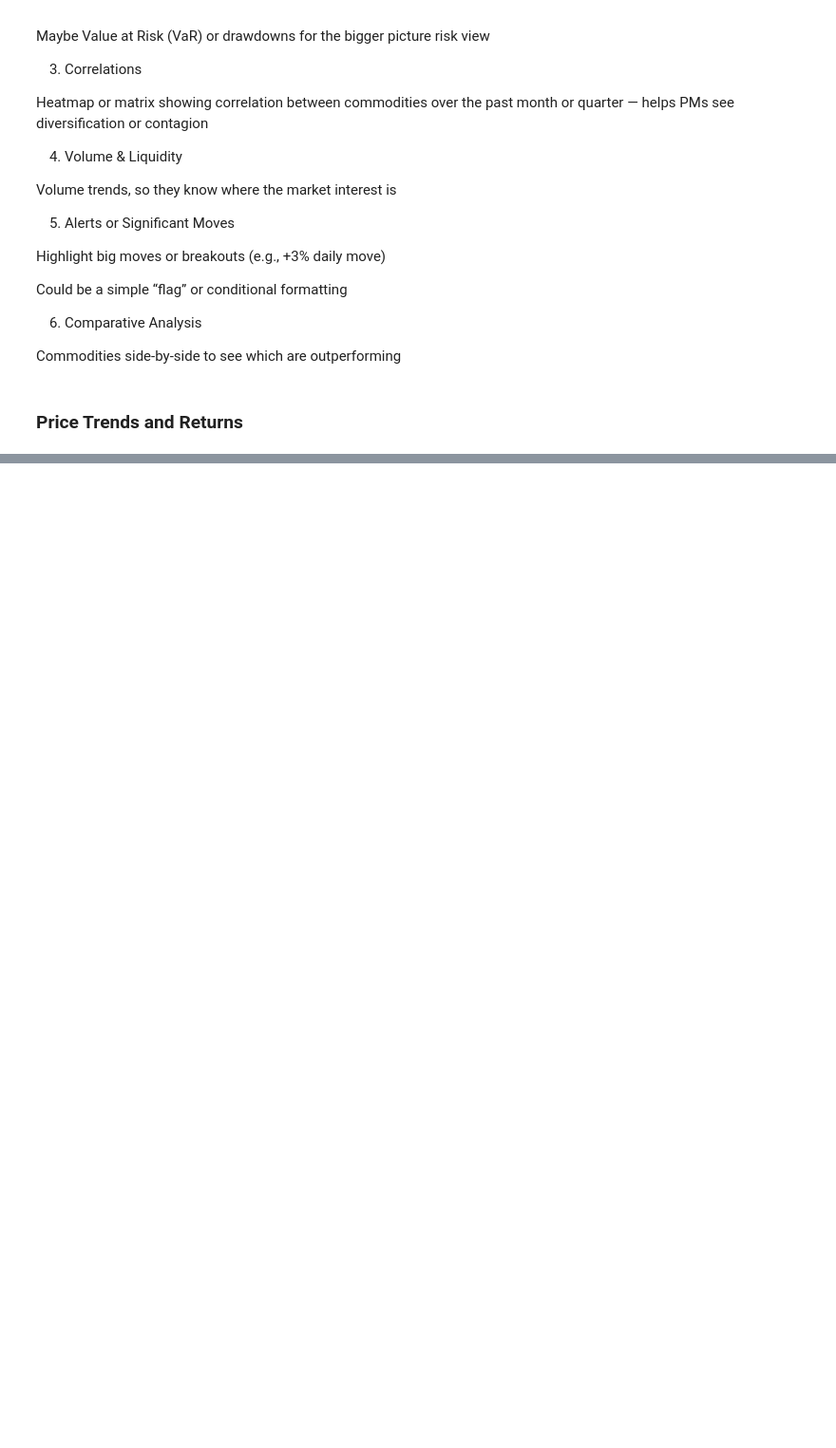
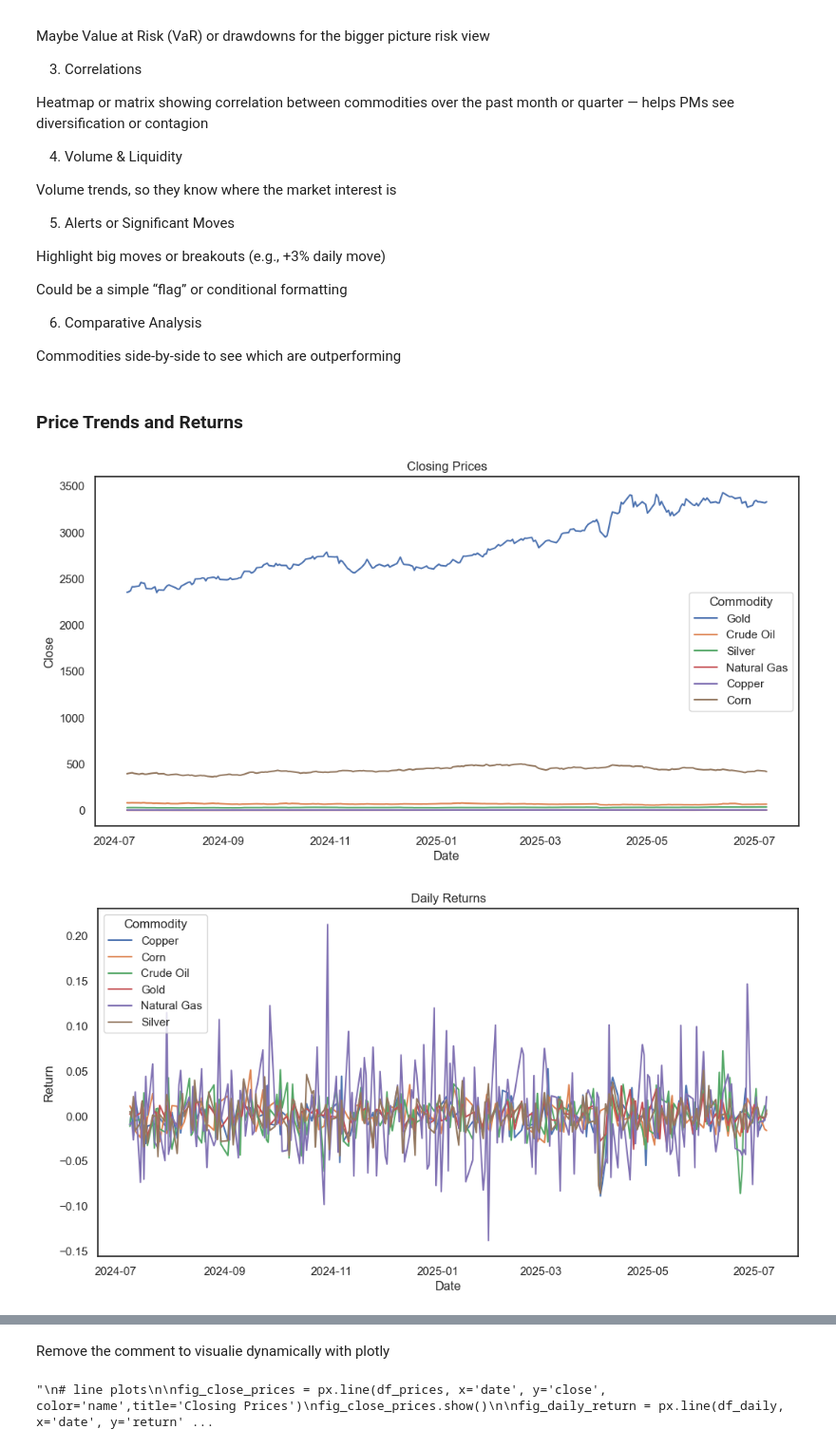
Before and after one commit to dgalassi99/commodity_lab, a Jupyter notebook: projects/commodity_dashboard/commodity_dashboard.ipynb, the cells around one changed output, grey strips where cells are left out. Shown at 95% size. Drawn from its saved outputs; the diff is of its cells as text; code cells hidden in the pictures; blank space fills up the shorter version.

Commit message:
Section 2 of analyzing commodity_dashboard.ipynb

```diff
--- a/projects/commodity_dashboard/commodity_dashboard.ipynb
+++ b/projects/commodity_dashboard/commodity_dashboard.ipynb
@@ -78,6 +99,9 @@ Commodities side-by-side to see which are outperforming
 # %% [markdown]
 ### Price Trends and Returns
 # %%
+df['date'] = pd.to_datetime(df['date'])
+#exclude wheat
+df = df[df.name != 'Wheat']
 df_prices = df[['date','name','close']]
 df_prices['date'] = pd.to_datetime(df.date)
 # %%
@@ -87,3 +111,43 @@ df_wide = df.pivot(index='date', columns='name', values='close')
 df_daily = df_wide.pct_change(1).reset_index().melt(id_vars='date', var_name='name', value_name='return').dropna()
 df_weekly = df_wide.pct_change(5).reset_index().melt(id_vars='date', var_name='name', value_name='return').dropna()
 df_monthly = df_wide.pct_change(21).reset_index().melt(id_vars='date', var_name='name', value_name='return').dropna()
+# %%
+sns.set(style="white")
+# line plot: Closing Prices
+plt.figure(figsize=(12,6))
+sns.lineplot(data=df_prices, x='date', y='close', hue='name')
+plt.title('Closing Prices')
+plt.xlabel('Date')
+plt.ylabel('Close')
+plt.legend(title='Commodity')
+plt.show()
+
+# line plot: Daily Returns
+plt.figure(figsize=(12,6))
+sns.lineplot(data=df_daily, x='date', y='return', hue='name')
+plt.title('Daily Returns')
+plt.xlabel('Date')
+plt.ylabel('Return')
+plt.legend(title='Commodity')
+plt.show()
+
+# line plot: Weekly Returns
+plt.figure(figsize=(12,6))
+sns.lineplot(data=df_weekly, x='date', y='return', hue='name')
+plt.title('Weekly Returns')
+plt.xlabel('Date')
+plt.ylabel('Return')
+plt.legend(title='Commodity')
+plt.show()
+
+# line plot: Monthly Returns
+plt.figure(figsize=(12,6))
+sns.lineplot(data=df_monthly, x='date', y='return', hue='name')
+plt.title('Monthly Returns')
+plt.xlabel('Date')
+plt.ylabel('Return')
+plt.legend(title='Commodity')
+plt.show()
+# %% [output]
+[figure, added]
+[figure, added]
@@ -90,5 +156,8 @@ df_monthly = df_wide.pct_change(21).reset_index().melt(id_vars='date', var_name=
+# %% [markdown]
+Remove the comment to visualie dynamically with plotly
 # %%
-#line plots
+'''
+# line plots
 
 fig_close_prices = px.line(df_prices, x='date', y='close', color='name',title='Closing Prices')
 fig_close_prices.show()
@@ -101,3 +170,7 @@ fig_weekly_return.show()
 
 fig_monthly_return = px.line(df_monthly, x='date', y='return', color='name',title='Monthly Returns')
 fig_monthly_return.show()
+
+'''
+# %% [output]
+"\n# line plots\n\nfig_close_prices = px.line(df_prices, x='date', y='close', color='name',title='Closing Prices')\nfig_close_prices.show()\n\nfig_daily_return = px.line(df_daily, x='date', y='return' ...
```
Also changed, not shown: parts of 15 cells of this notebook.
